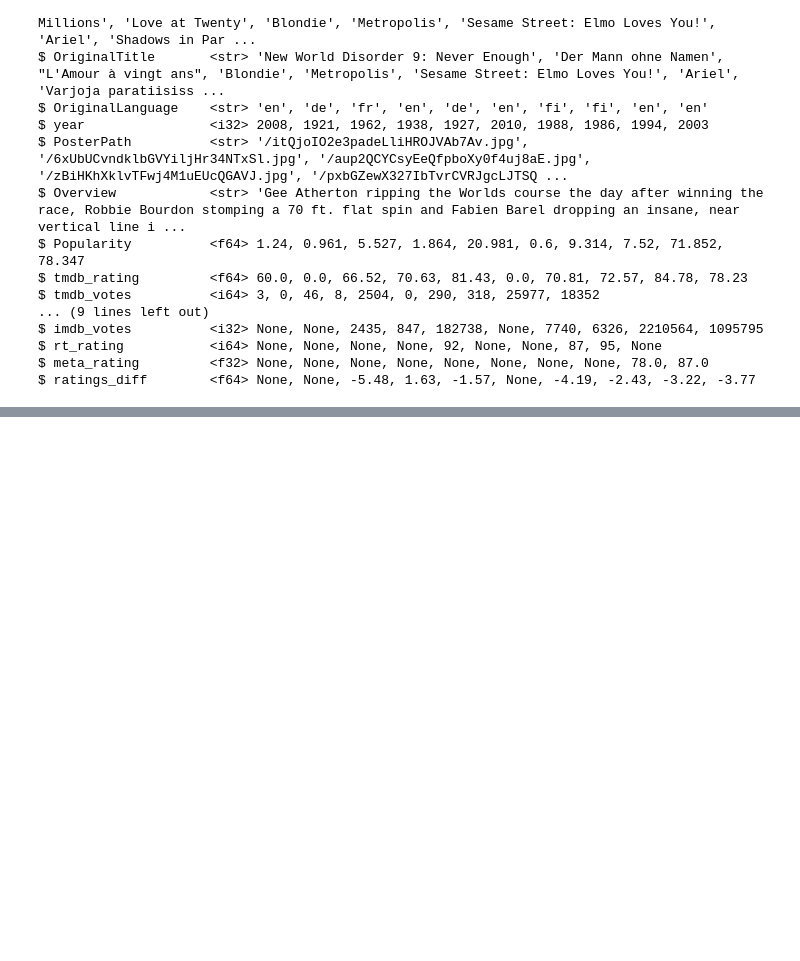
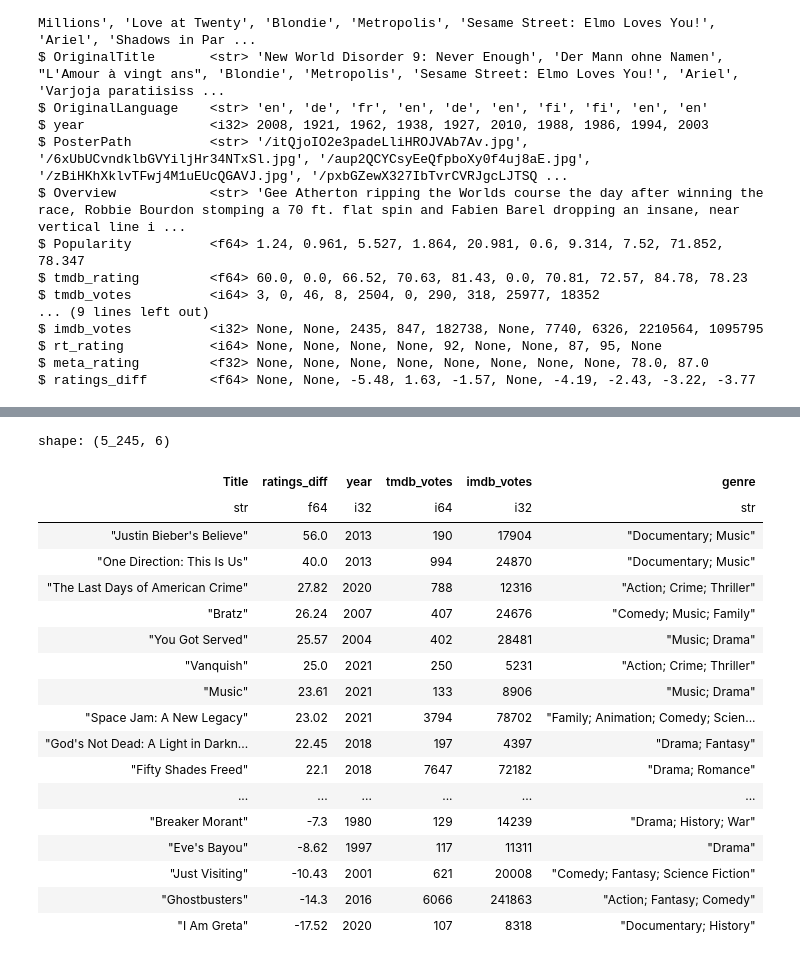
Before and after one commit to shanks-t/cinema-stats, a Jupyter notebook: notebooks/ratings.ipynb, the cells around one changed output, grey strips where cells are left out. Saved outputs shown, nothing was run; the diff lists cells and outputs as text; code cells hidden in the pictures; blank space fills up the shorter version.

Commit message:
pushing last changes from before presenting

```diff
--- a/notebooks/ratings.ipynb
+++ b/notebooks/ratings.ipynb
@@ -234,0 +247,25 @@ shape: (2, 23)
+# %%
+ratings = ratings.filter(((pl.col("tmdb_votes") > 100) & (pl.col("imdb_votes") > 100)))
+
+ratings = ratings.sort(pl.col("ratings_diff"), descending=True).drop_nulls()
+ratings.select("Title", "ratings_diff", "year", "tmdb_votes", "imdb_votes", "genre")
+# %% [output]
+shape: (5_245, 6)
+| Title | ratings_diff | year | tmdb_votes | imdb_votes | genre |
+| str | f64 | i32 | i64 | i32 | str |
+| "Justin Bieber's Believe" | 56.0 | 2013 | 190 | 17904 | "Documentary; Music" |
+| "One Direction: This Is Us" | 40.0 | 2013 | 994 | 24870 | "Documentary; Music" |
+| "The Last Days of American Crime" | 27.82 | 2020 | 788 | 12316 | "Action; Crime; Thriller" |
+| "Bratz" | 26.24 | 2007 | 407 | 24676 | "Comedy; Music; Family" |
+| "You Got Served" | 25.57 | 2004 | 402 | 28481 | "Music; Drama" |
+| "Vanquish" | 25.0 | 2021 | 250 | 5231 | "Action; Crime; Thriller" |
+| "Music" | 23.61 | 2021 | 133 | 8906 | "Music; Drama" |
+| "Space Jam: A New Legacy" | 23.02 | 2021 | 3794 | 78702 | "Family; Animation; Comedy; Scien... |
+| "God's Not Dead: A Light in Darkn... | 22.45 | 2018 | 197 | 4397 | "Drama; Fantasy" |
+| "Fifty Shades Freed" | 22.1 | 2018 | 7647 | 72182 | "Drama; Romance" |
+| ... | ... | ... | ... | ... | ... |
+| "Breaker Morant" | -7.3 | 1980 | 129 | 14239 | "Drama; History; War" |
+| "Eve's Bayou" | -8.62 | 1997 | 117 | 11311 | "Drama" |
+| "Just Visiting" | -10.43 | 2001 | 621 | 20008 | "Comedy; Fantasy; Science Fiction" |
+| "Ghostbusters" | -14.3 | 2016 | 6066 | 241863 | "Action; Fantasy; Comedy" |
+| "I Am Greta" | -17.52 | 2020 | 107 | 8318 | "Documentary; History" |
```
Also changed, not shown: parts of 2 cells of this notebook, 3 other files.
